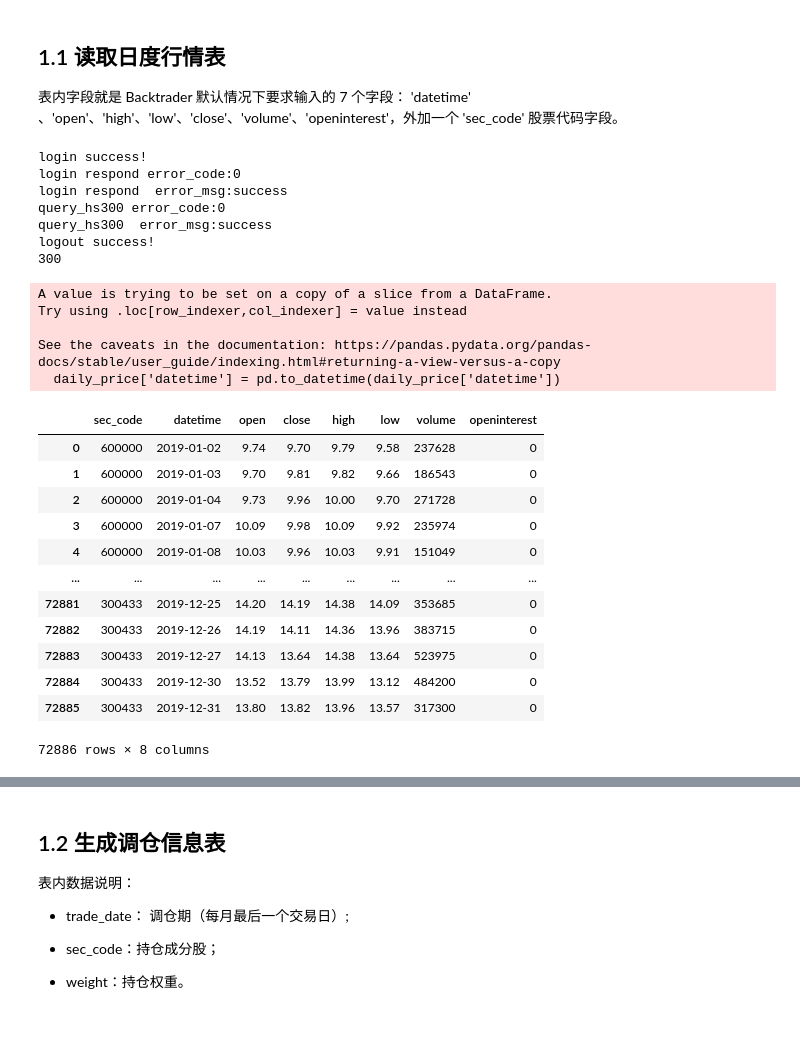
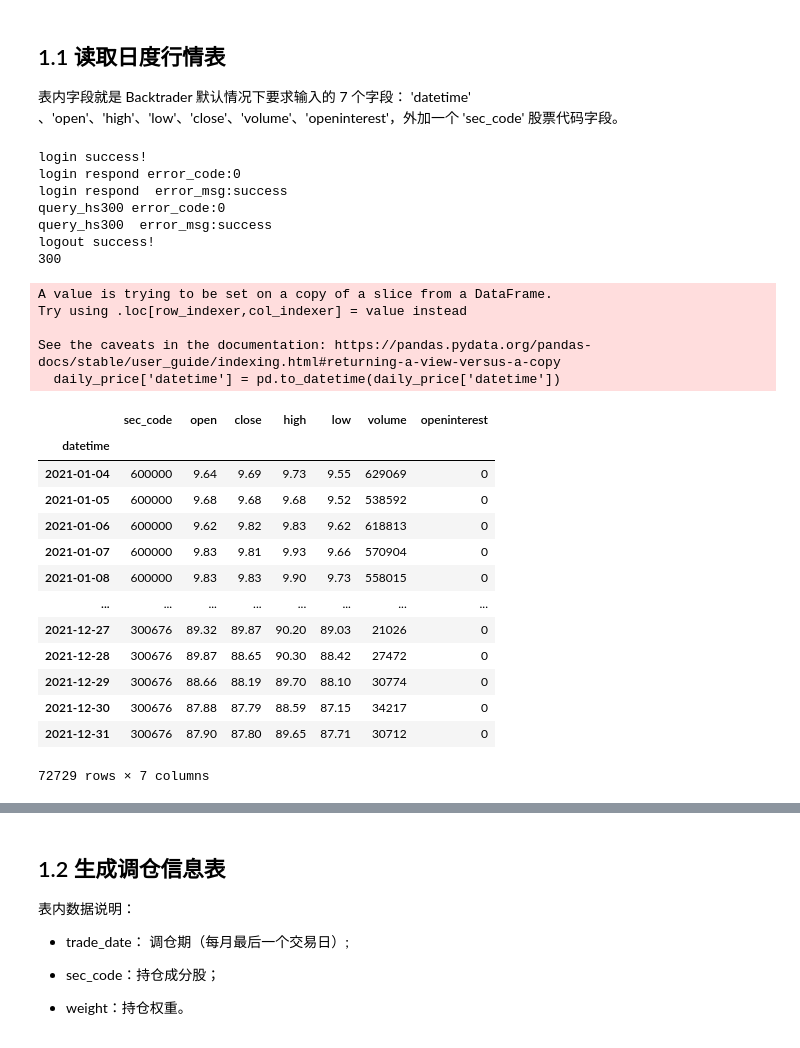
Before and after one commit to popbo/alphas, a Jupyter notebook: 2.backtrader.ipynb, the cells around one changed output, grey strips where cells are left out. Drawn from its saved outputs; the diff is of its cells as text; code cells hidden in the pictures.

```diff
--- a/2.backtrader.ipynb
+++ b/2.backtrader.ipynb
@@ -11,42 +12,43 @@ from copy import deepcopy
 
 表内字段就是 Backtrader 默认情况下要求输入的 7 个字段： 'datetime' 、'open'、'high'、'low'、'close'、'volume'、'openinterest'，外加一个 'sec_code' 股票代码字段。
 # %%
-import pandas as pd
-from datas import *
-
-year = 2019
+year = 2021
 list_assets, df_assets = get_hs300_stocks(f'{year}-01-01')
 df_org= get_all_date_data(f'{year}-01-01', f'{year+1}-01-01', list_assets)
 df1 = df_org.rename(columns={
         "date": "datetime",
         "asset": "sec_code"})
 df1["openinterest"] = 0
 daily_price=df1[['sec_code','datetime', "open", "close", "high", "low", "volume", 'openinterest']]
 daily_price['datetime'] = pd.to_datetime(daily_price['datetime'])
+
+# 以 datetime 为 index，类型为 datetime 或 date 类型，Datafeeds 默认情况下是将 index 匹配给 datetime 字段；
+daily_price = daily_price.set_index(['datetime'])
 daily_price
 # %% [output]
 login success!
 login respond error_code:0
 login respond  error_msg:success
 query_hs300 error_code:0
 query_hs300  error_msg:success
 logout success!
 300
 A value is trying to be set on a copy of a slice from a DataFrame.
 Try using .loc[row_indexer,col_indexer] = value instead
 
 See the caveats in the documentation: https://pandas.pydata.org/pandas-docs/stable/user_guide/indexing.html#returning-a-view-versus-a-copy
   daily_price['datetime'] = pd.to_datetime(daily_price['datetime'])
-|  | sec_code | datetime | open | close | high | low | volume | openinterest |
-| 0 | 600000 | 2019-01-02 | 9.74 | 9.70 | 9.79 | 9.58 | 237628 | 0 |
-| 1 | 600000 | 2019-01-03 | 9.70 | 9.81 | 9.82 | 9.66 | 186543 | 0 |
-| 2 | 600000 | 2019-01-04 | 9.73 | 9.96 | 10.00 | 9.70 | 271728 | 0 |
-| 3 | 600000 | 2019-01-07 | 10.09 | 9.98 | 10.09 | 9.92 | 235974 | 0 |
-| 4 | 600000 | 2019-01-08 | 10.03 | 9.96 | 10.03 | 9.91 | 151049 | 0 |
-| ... | ... | ... | ... | ... | ... | ... | ... | ... |
-| 72881 | 300433 | 2019-12-25 | 14.20 | 14.19 | 14.38 | 14.09 | 353685 | 0 |
-| 72882 | 300433 | 2019-12-26 | 14.19 | 14.11 | 14.36 | 13.96 | 383715 | 0 |
-| 72883 | 300433 | 2019-12-27 | 14.13 | 13.64 | 14.38 | 13.64 | 523975 | 0 |
-| 72884 | 300433 | 2019-12-30 | 13.52 | 13.79 | 13.99 | 13.12 | 484200 | 0 |
-| 72885 | 300433 | 2019-12-31 | 13.80 | 13.82 | 13.96 | 13.57 | 317300 | 0 |
+|  | sec_code | open | close | high | low | volume | openinterest |
+| datetime |  |  |  |  |  |  |  |
+| 2021-01-04 | 600000 | 9.64 | 9.69 | 9.73 | 9.55 | 629069 | 0 |
+| 2021-01-05 | 600000 | 9.68 | 9.68 | 9.68 | 9.52 | 538592 | 0 |
+| 2021-01-06 | 600000 | 9.62 | 9.82 | 9.83 | 9.62 | 618813 | 0 |
+| 2021-01-07 | 600000 | 9.83 | 9.81 | 9.93 | 9.66 | 570904 | 0 |
+| 2021-01-08 | 600000 | 9.83 | 9.83 | 9.90 | 9.73 | 558015 | 0 |
+| ... | ... | ... | ... | ... | ... | ... | ... |
+| 2021-12-27 | 300676 | 89.32 | 89.87 | 90.20 | 89.03 | 21026 | 0 |
+| 2021-12-28 | 300676 | 89.87 | 88.65 | 90.30 | 88.42 | 27472 | 0 |
+| 2021-12-29 | 300676 | 88.66 | 88.19 | 89.70 | 88.10 | 30774 | 0 |
+| 2021-12-30 | 300676 | 87.88 | 87.79 | 88.59 | 87.15 | 34217 | 0 |
+| 2021-12-31 | 300676 | 87.90 | 87.80 | 89.65 | 87.71 | 30712 | 0 |
-72886 rows × 8 columns
+72729 rows × 7 columns
```
Also changed, not shown: parts of 14 cells of this notebook, 2 other files.
